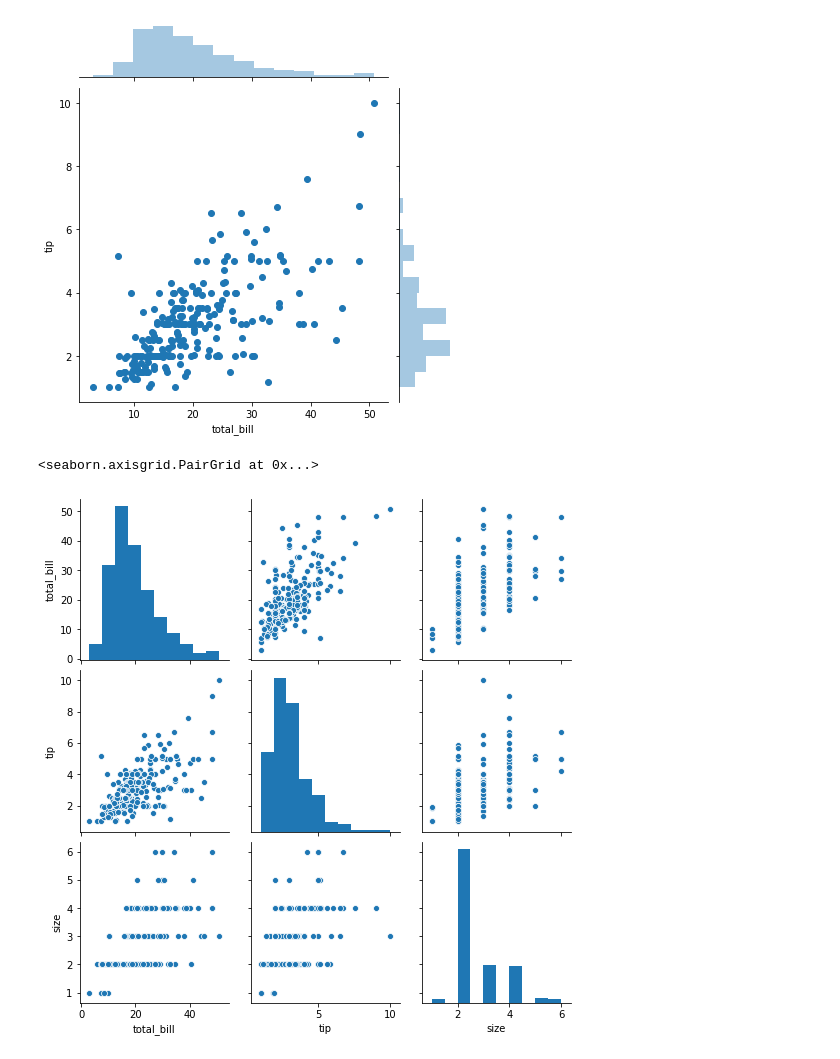
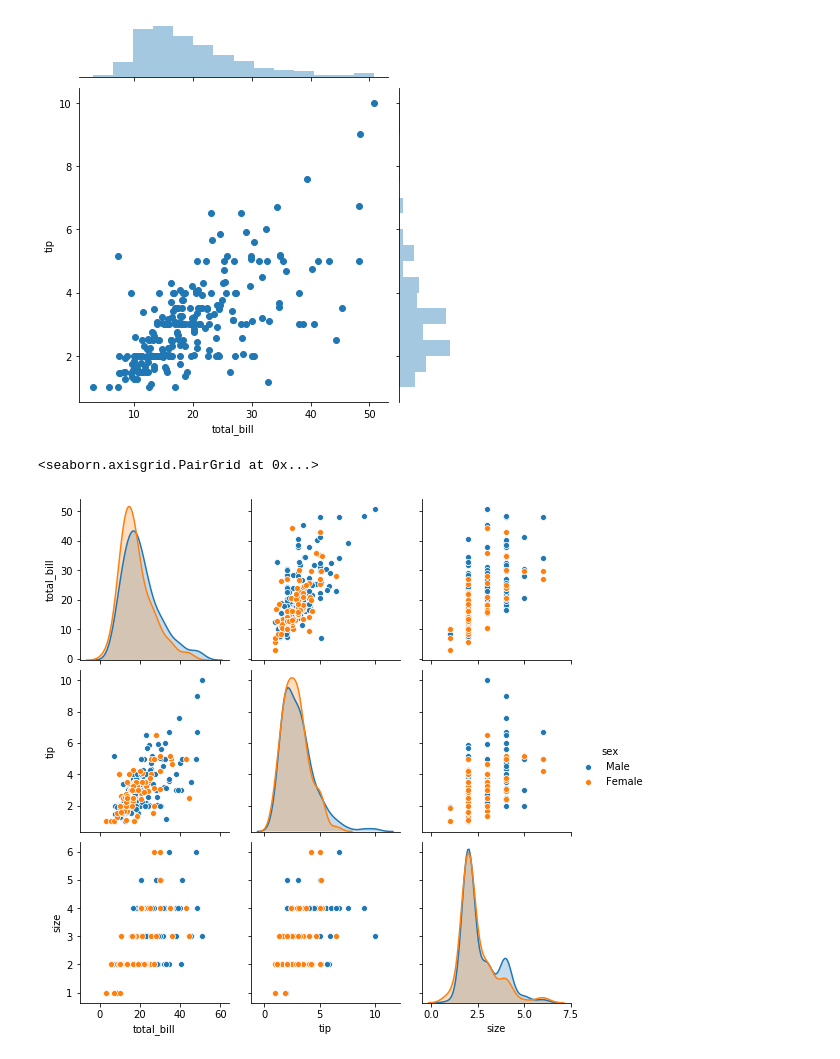
Before and after one commit to iAmNawa/data-science-machine-learning, a Jupyter notebook: Seaborn.ipynb, the cells around one changed output. Saved outputs shown, nothing was run; the diff lists cells and outputs as text; code cells hidden in the pictures.

```diff
--- a/Seaborn.ipynb
+++ b/Seaborn.ipynb
@@ -27,7 +27,7 @@ sns.jointplot(x='total_bill',y='tip',data=tips)
 <seaborn.axisgrid.JointGrid at 0x...>
 [figure]
 # %%
-sns.pairplot(tips)
+sns.pairplot(tips,hue='sex')
 # %% [output]
 <seaborn.axisgrid.PairGrid at 0x...>
-[figure, old version]
+[figure, new version]
```
